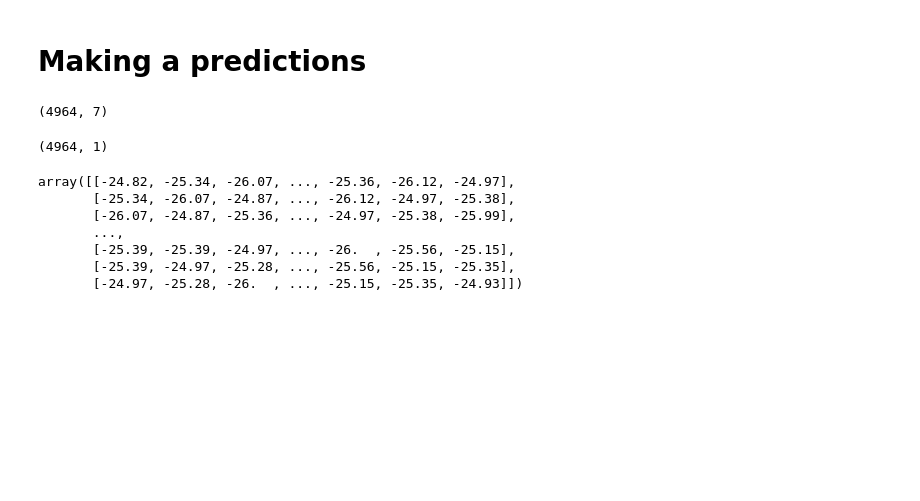
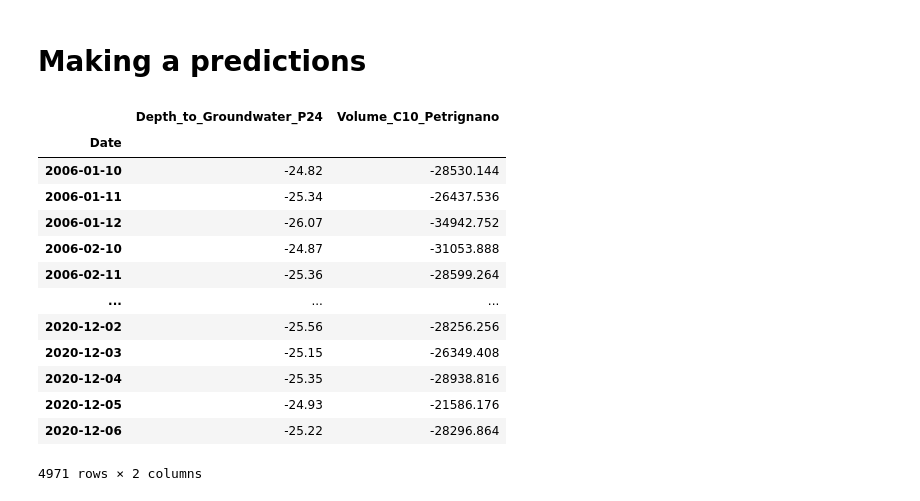
Before and after one commit to nandaryanpk/vscode_py, a Jupyter notebook: smart_water.ipynb, the cells around one changed output. Cells and saved outputs as stored; diff of their text form; code cells hidden in the pictures; blank space fills up the shorter version.

```diff
--- a/smart_water.ipynb
+++ b/smart_water.ipynb
@@ -670,21 +670,20 @@ model_results[["Mean Absolute Error"]].sort_values(by=["Mean Absolute Error"]).p
 [figure]
 # %% [markdown]
 # Making a predictions
-# %%
-full_windows.shape
-# %% [output]
-(4964, 7)
-# %%
-full_labels.shape
-# %% [output]
-(4964, 1)
-# %%
-full_windows
-# %% [output]
-array([[-24.82, -25.34, -26.07, ..., -25.36, -26.12, -24.97],
-       [-25.34, -26.07, -24.87, ..., -26.12, -24.97, -25.38],
-       [-26.07, -24.87, -25.36, ..., -24.97, -25.38, -25.99],
-       ...,
-       [-25.39, -25.39, -24.97, ..., -26.  , -25.56, -25.15],
-       [-25.39, -24.97, -25.28, ..., -25.56, -25.15, -25.35],
-       [-24.97, -25.28, -26.  , ..., -25.15, -25.35, -24.93]])
+# %%
+petrignano_features
+# %% [output]
+|  | Depth_to_Groundwater_P24 | Volume_C10_Petrignano |
+| Date |  |  |
+| 2006-01-10 | -24.82 | -28530.144 |
+| 2006-01-11 | -25.34 | -26437.536 |
+| 2006-01-12 | -26.07 | -34942.752 |
+| 2006-02-10 | -24.87 | -31053.888 |
+| 2006-02-11 | -25.36 | -28599.264 |
+| ... | ... | ... |
+| 2020-12-02 | -25.56 | -28256.256 |
+| 2020-12-03 | -25.15 | -26349.408 |
+| 2020-12-04 | -25.35 | -28938.816 |
+| 2020-12-05 | -24.93 | -21586.176 |
+| 2020-12-06 | -25.22 | -28296.864 |
+4971 rows × 2 columns
```
Also changed, not shown: parts of 17 cells of this notebook.
